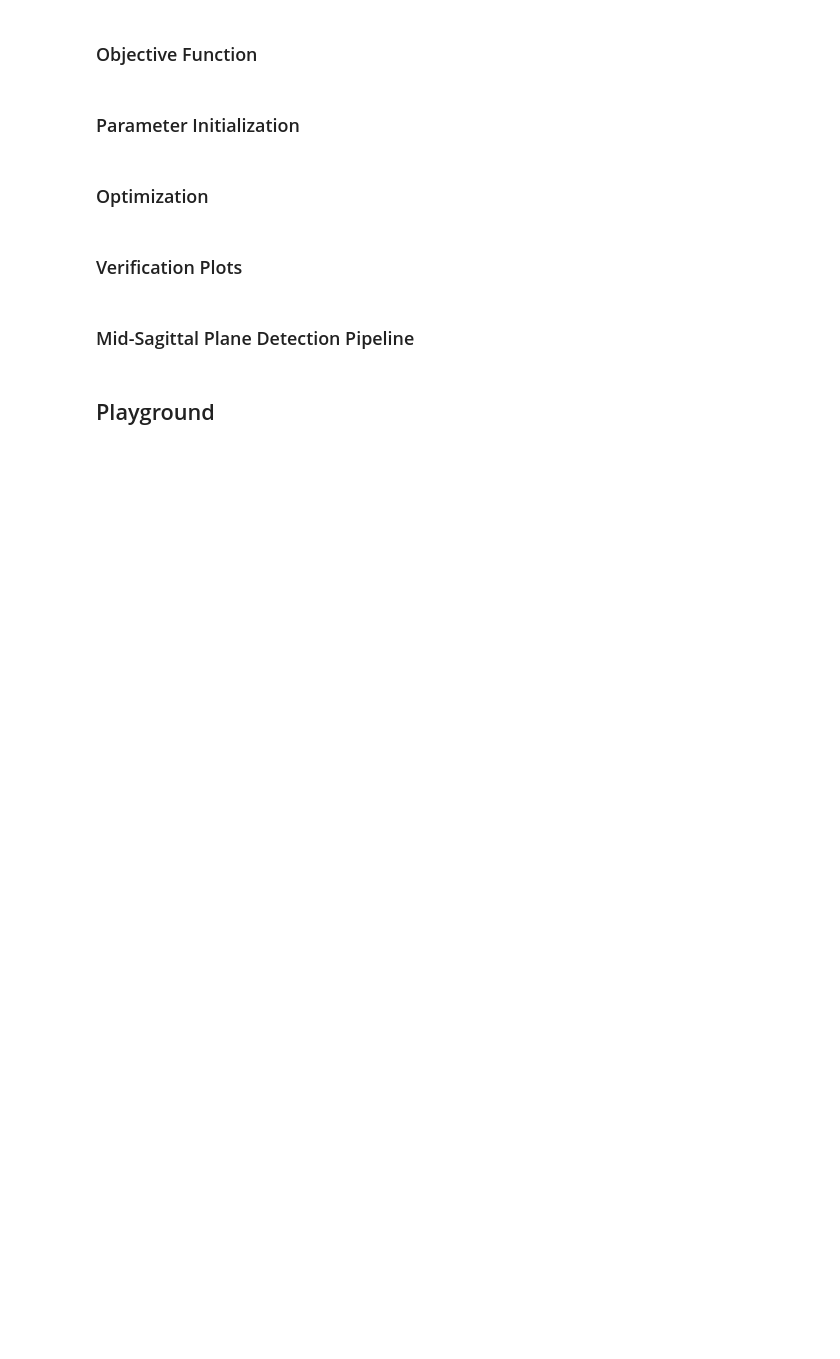
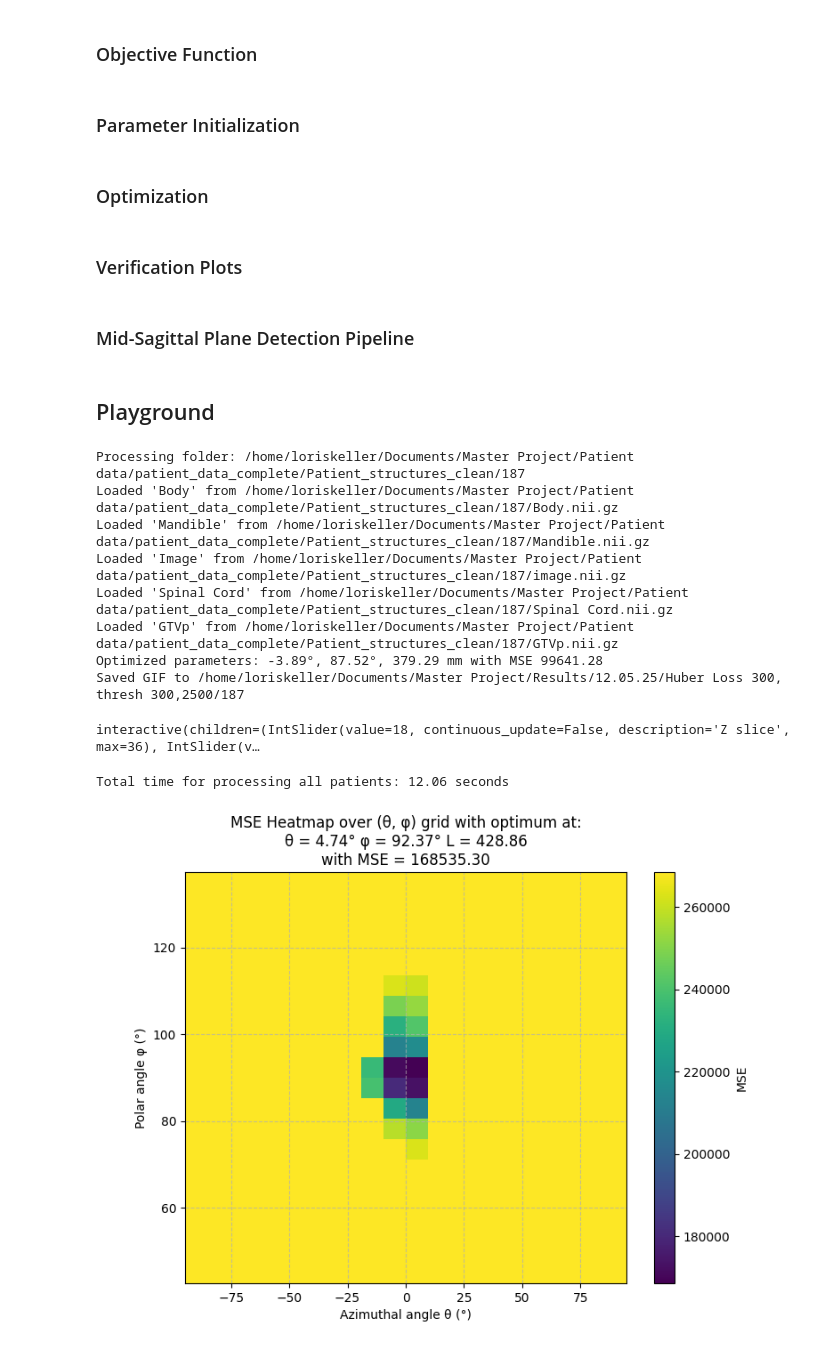
Before and after one commit to Kello-24/Mid-Sagittal-Plane-detection-CT, a Jupyter notebook: mid-sagittal-plane-detection/notebooks/midsagittal_plane_functions.ipynb, the cells around one changed output. Drawn from its saved outputs; the diff is of its cells as text; code cells hidden in the pictures; blank space fills up the shorter version.

```diff
--- a/mid-sagittal-plane-detection/notebooks/midsagittal_plane_functions.ipynb
+++ b/mid-sagittal-plane-detection/notebooks/midsagittal_plane_functions.ipynb
@@ -886,7 +886,7 @@ def display_scrollable_views(
         # --- Coronal ---
         ax1 = ax[1]
         sl = image[y_line,:,:].T
-        ax1.imshow(sl, cmap='gray', origin='upper',
+        ax1.imshow(sl, cmap='gray', origin='lower',
                    extent=[x_mm[0],x_mm[-1],z_mm[-1],z_mm[0]])
         ax1.set_title(f'Coronal y={y_line} (y={y_line*sy:.1f} mm)')
         ax1.set_xlabel('X (sagittal) mm'); ax1.set_ylabel('Z (axial) mm')
@@ -933,7 +933,8 @@ def MSP_pipeline(base_path,
                       polar=(90, 45),
                       initialization_steps=10,
                       delta = 300,
-                      widget = False
+                      widget = False,
+                      patient = None
                       ):
     """
     Complete pipeline for mid-sagittal plane detection across multiple patients.
@@ -972,6 +973,8 @@ def MSP_pipeline(base_path,
     optimized_objective_value_list = []
     folders = sorted([d for d in os.listdir(base_path)], key=int)
     for folder in folders:
+        if patient is not None:
+            folder = str(patient)
         folder_path = os.path.join(base_path, folder)
         print(f"Processing folder: {folder_path}")
         output_path_patient = os.path.join(output_path, folder)
@@ -1006,25 +1009,40 @@ def MSP_pipeline(base_path,
             display_scrollable_views(struct_dict_cropped, voxel_size,
                                     plane_coeffs_list=[optimized_parameters],
                                     optimization_methods_list=["Optimized Plane"])
+        if patient is not None:
+            break
 
-
-    np.save(os.path.join(output_path, "optimized_parameters.npy"), np.array(optimized_parameter_list))
-    np.save(os.path.join(output_path, "objective_values.npy"), np.array(optimized_objective_value_list))
+    if patient is None:
+        np.save(os.path.join(output_path, "optimized_parameters.npy"), np.array(optimized_parameter_list))
+        np.save(os.path.join(output_path, "objective_values.npy"), np.array(optimized_objective_value_list))
     end_pipeline = time.time()
     print(f"Total time for processing all patients: {end_pipeline - start_pipeline:.2f} seconds")
 # %% [markdown]
 ## Playground
 # %%
 MSP_pipeline(
-    base_path = r"/home/loriskeller/Documents/Master Project/Patient data/patient_data_complete/Patient_structures_clean",
-    output_path = r"/home/loriskeller/Documents/Master Project/Results/12.05.25/Tester",
+    base_path =r"/home/loriskeller/Documents/Master Project/Patient data/patient_data_complete/Patient_structures_clean",
+    output_path = r"/home/loriskeller/Documents/Master Project/Results/12.05.25/Huber Loss 300, thresh 300,2500",
     structure_names = ["Image", "Body", "GTVp", "Spinal Cord", "Mandible"],
     slice_axis = 2,
     HU_range=[300, 2500],
     slice_range=None,
     azimuthal=(0, 90),
     polar=(90, 45),
-    initialization_steps=10,
+    initialization_steps=20,
     delta=300,
-    widget=True
+    widget=True,
+    patient = 187
 )
+# %% [output]
+Processing folder: /home/loriskeller/Documents/Master Project/Patient data/patient_data_complete/Patient_structures_clean/187
+Loaded 'Body' from /home/loriskeller/Documents/Master Project/Patient data/patient_data_complete/Patient_structures_clean/187/Body.nii.gz
+Loaded 'Mandible' from /home/loriskeller/Documents/Master Project/Patient data/patient_data_complete/Patient_structures_clean/187/Mandible.nii.gz
+Loaded 'Image' from /home/loriskeller/Documents/Master Project/Patient data/patient_data_complete/Patient_structures_clean/187/image.nii.gz
+Loaded 'Spinal Cord' from /home/loriskeller/Documents/Master Project/Patient data/patient_data_complete/Patient_structures_clean/187/Spinal Cord.nii.gz
+Loaded 'GTVp' from /home/loriskeller/Documents/Master Project/Patient data/patient_data_complete/Patient_structures_clean/187/GTVp.nii.gz
+Optimized parameters: -3.89°, 87.52°, 379.29 mm with MSE 99641.28
+Saved GIF to /home/loriskeller/Documents/Master Project/Results/12.05.25/Huber Loss 300, thresh 300,2500/187
+interactive(children=(IntSlider(value=18, continuous_update=False, description='Z slice', max=36), IntSlider(v…
+Total time for processing all patients: 12.06 seconds
+[figure, added]
```
